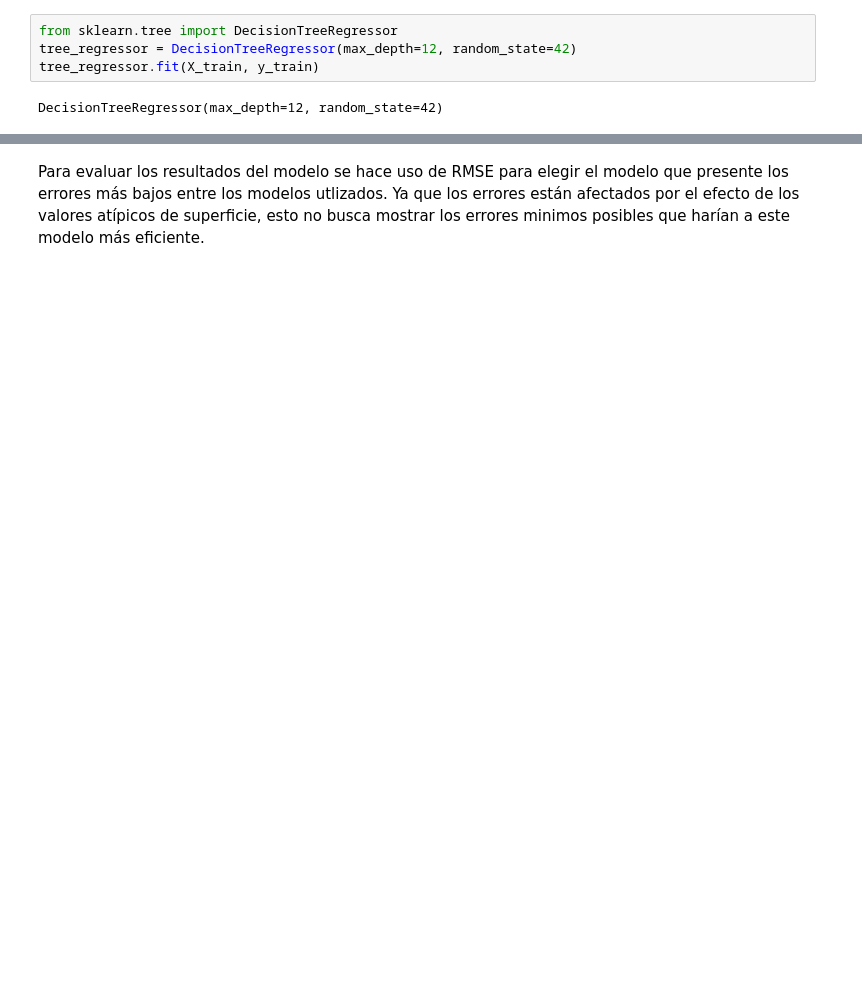
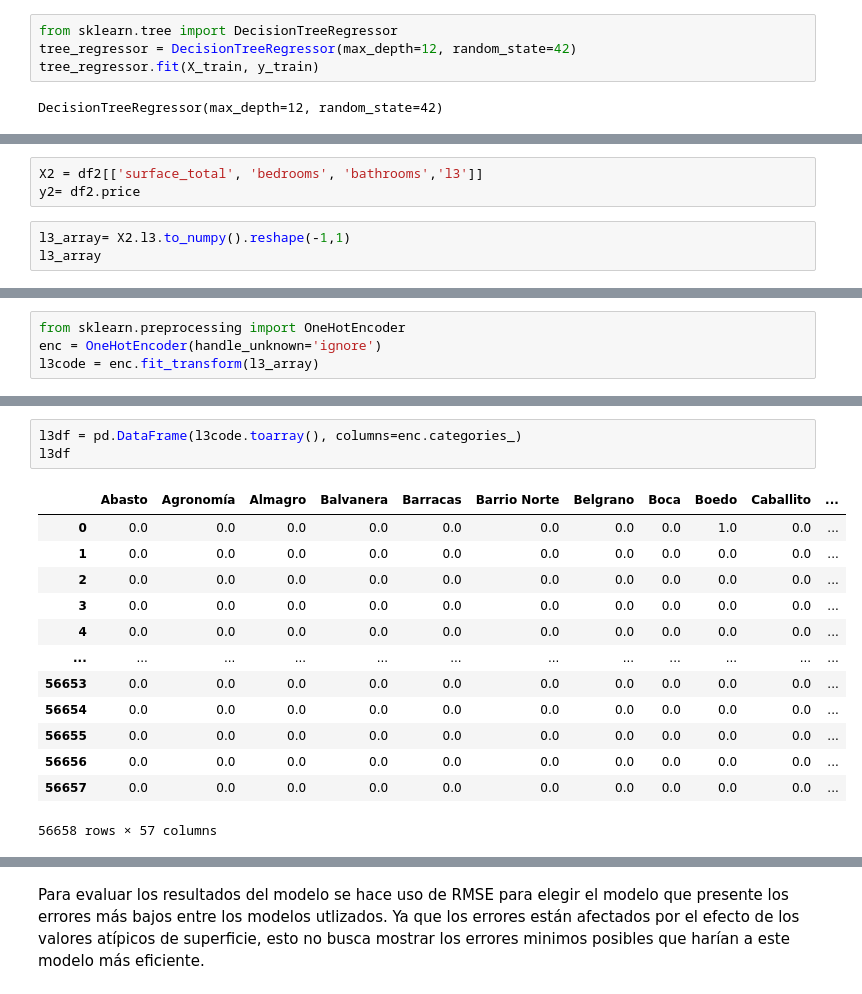
Before and after one commit to MxNat/DS-Acamica, a Jupyter notebook: segundo sprint.ipynb, the cells around one changed output, grey strips where cells are left out. Drawn from its saved outputs; the diff is of its cells as text; blank space fills up the shorter version.

```diff
--- a/segundo sprint.ipynb
+++ b/segundo sprint.ipynb
@@ -272,0 +258,6 @@ df_destino
+# %%
+X2 = df2[['surface_total', 'bedrooms', 'bathrooms','l3']]
+y2= df2.price
+# %%
+l3_array= X2.l3.to_numpy().reshape(-1,1)
+l3_array
@@ -272,0 +272,4 @@ df_destino
+# %%
+from sklearn.preprocessing import OneHotEncoder
+enc = OneHotEncoder(handle_unknown='ignore')
+l3code = enc.fit_transform(l3_array)
@@ -272,0 +303,17 @@ df_destino
+# %%
+l3df = pd.DataFrame(l3code.toarray(), columns=enc.categories_)
+l3df
+# %% [output]
+|  | Abasto | Agronomía | Almagro | Balvanera | Barracas | Barrio Norte | Belgrano | Boca | Boedo | Caballito | ... |
+| 0 | 0.0 | 0.0 | 0.0 | 0.0 | 0.0 | 0.0 | 0.0 | 0.0 | 1.0 | 0.0 | ... |
+| 1 | 0.0 | 0.0 | 0.0 | 0.0 | 0.0 | 0.0 | 0.0 | 0.0 | 0.0 | 0.0 | ... |
+| 2 | 0.0 | 0.0 | 0.0 | 0.0 | 0.0 | 0.0 | 0.0 | 0.0 | 0.0 | 0.0 | ... |
+| 3 | 0.0 | 0.0 | 0.0 | 0.0 | 0.0 | 0.0 | 0.0 | 0.0 | 0.0 | 0.0 | ... |
+| 4 | 0.0 | 0.0 | 0.0 | 0.0 | 0.0 | 0.0 | 0.0 | 0.0 | 0.0 | 0.0 | ... |
+| ... | ... | ... | ... | ... | ... | ... | ... | ... | ... | ... | ... |
+| 56653 | 0.0 | 0.0 | 0.0 | 0.0 | 0.0 | 0.0 | 0.0 | 0.0 | 0.0 | 0.0 | ... |
+| 56654 | 0.0 | 0.0 | 0.0 | 0.0 | 0.0 | 0.0 | 0.0 | 0.0 | 0.0 | 0.0 | ... |
+| 56655 | 0.0 | 0.0 | 0.0 | 0.0 | 0.0 | 0.0 | 0.0 | 0.0 | 0.0 | 0.0 | ... |
+| 56656 | 0.0 | 0.0 | 0.0 | 0.0 | 0.0 | 0.0 | 0.0 | 0.0 | 0.0 | 0.0 | ... |
+| 56657 | 0.0 | 0.0 | 0.0 | 0.0 | 0.0 | 0.0 | 0.0 | 0.0 | 0.0 | 0.0 | ... |
+56658 rows × 57 columns
```
Also changed, not shown: parts of 34 cells of this notebook, 2 other files.
